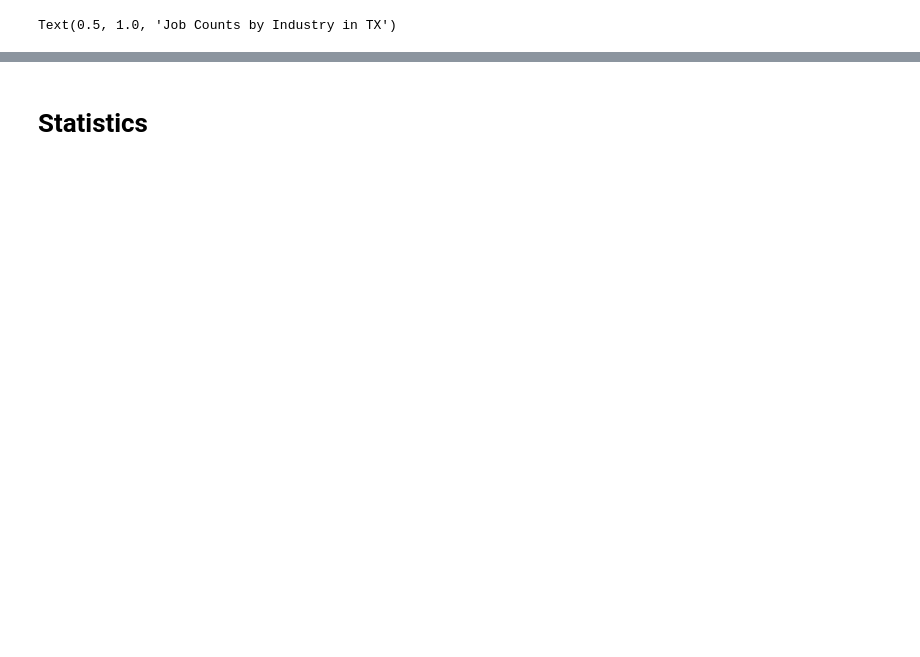
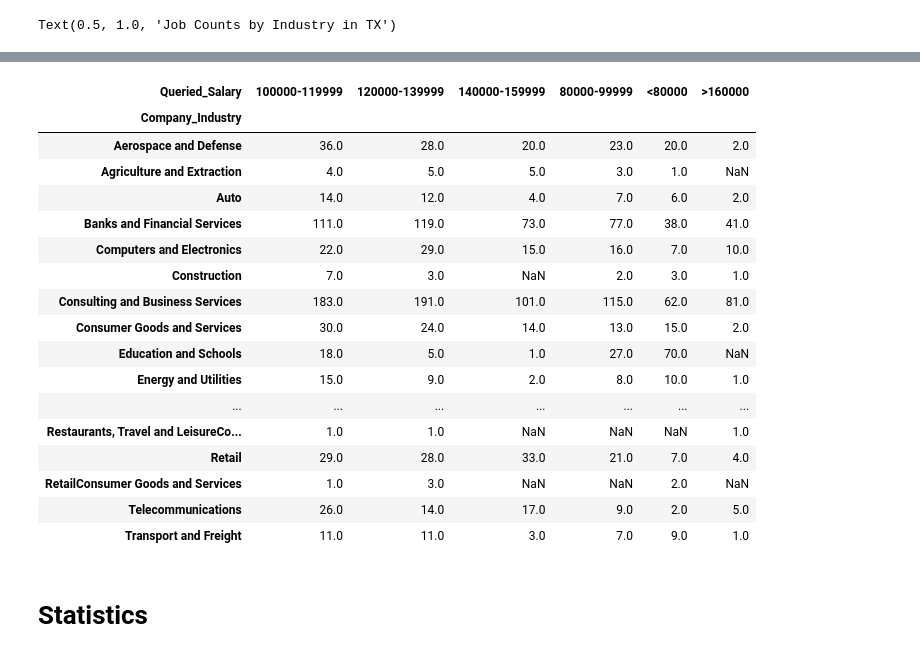
Before and after one commit to wcopeland118/Analysis-of-Data-Job-Salaries, a Jupyter notebook: Will/Data Exploration.ipynb, the cells around one changed output, grey strips where cells are left out. Cells and saved outputs as stored; diff of their text form; code cells hidden in the pictures; blank space fills up the shorter version.

```diff
--- a/Will/Data Exploration.ipynb
+++ b/Will/Data Exploration.ipynb
@@ -199,3 +220,26 @@ Industrygraph2(df_texas,"Job_Type","Queried_Salary")
+# %%
+df_best = df_main.groupby(["Company_Industry","Queried_Salary"])["Job_Title"].count()
+df_best = pd.DataFrame(df_best).reset_index().set_index("Company_Industry").pivot(columns = "Queried_Salary", values = "Job_Title")
+df_best["Total"] = df_best
+# %% [output]
+| Queried_Salary | 100000-119999 | 120000-139999 | 140000-159999 | 80000-99999 | <80000 | >160000 |
+| Company_Industry |  |  |  |  |  |  |
+| Aerospace and Defense | 36.0 | 28.0 | 20.0 | 23.0 | 20.0 | 2.0 |
+| Agriculture and Extraction | 4.0 | 5.0 | 5.0 | 3.0 | 1.0 | NaN |
+| Auto | 14.0 | 12.0 | 4.0 | 7.0 | 6.0 | 2.0 |
+| Banks and Financial Services | 111.0 | 119.0 | 73.0 | 77.0 | 38.0 | 41.0 |
+| Computers and Electronics | 22.0 | 29.0 | 15.0 | 16.0 | 7.0 | 10.0 |
+| Construction | 7.0 | 3.0 | NaN | 2.0 | 3.0 | 1.0 |
+| Consulting and Business Services | 183.0 | 191.0 | 101.0 | 115.0 | 62.0 | 81.0 |
+| Consumer Goods and Services | 30.0 | 24.0 | 14.0 | 13.0 | 15.0 | 2.0 |
+| Education and Schools | 18.0 | 5.0 | 1.0 | 27.0 | 70.0 | NaN |
+| Energy and Utilities | 15.0 | 9.0 | 2.0 | 8.0 | 10.0 | 1.0 |
+| ... | ... | ... | ... | ... | ... | ... |
+| Restaurants, Travel and LeisureCo... | 1.0 | 1.0 | NaN | NaN | NaN | 1.0 |
+| Retail | 29.0 | 28.0 | 33.0 | 21.0 | 7.0 | 4.0 |
+| RetailConsumer Goods and Services | 1.0 | 3.0 | NaN | NaN | 2.0 | NaN |
+| Telecommunications | 26.0 | 14.0 | 17.0 | 9.0 | 2.0 | 5.0 |
+| Transport and Freight | 11.0 | 11.0 | 3.0 | 7.0 | 9.0 | 1.0 |
 # %% [markdown]
 # Statistics
 # %%
```
Also changed, not shown: parts of 14 cells of this notebook, 6 other files.
